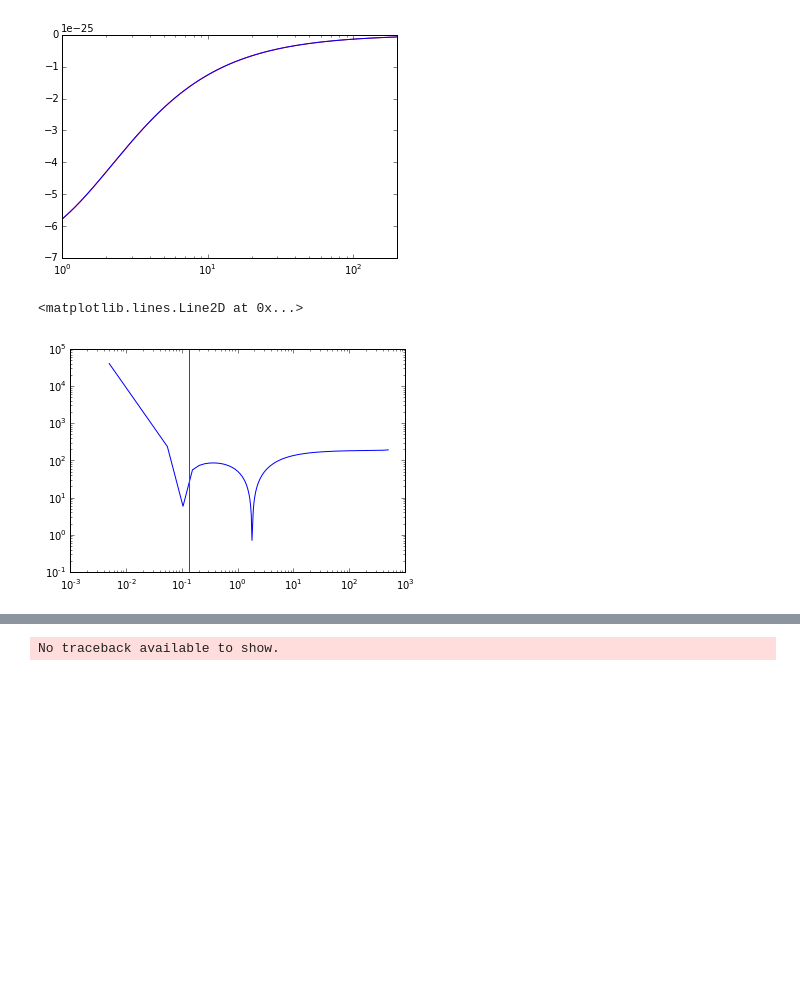
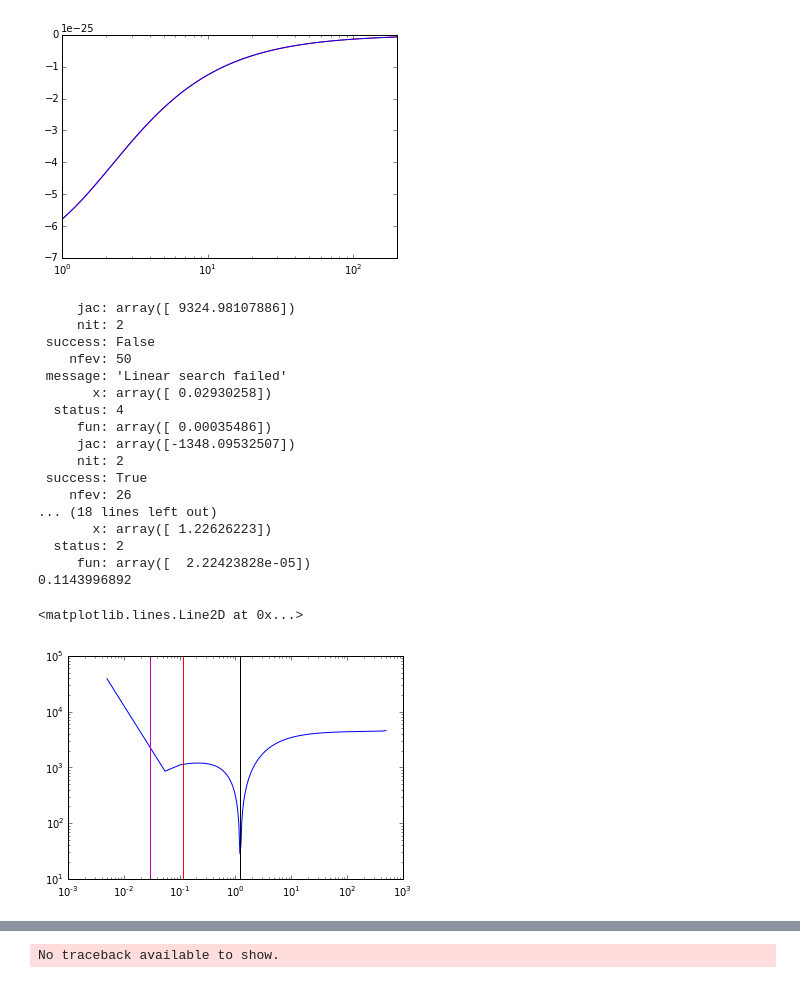
Before and after one commit to sophialilleengen/GC_actions, a Jupyter notebook: GC orbit class - test notebook.ipynb, the cells around one changed output, grey strips where cells are left out. Drawn from its saved outputs; the diff is of its cells as text; code cells hidden in the pictures; blank space fills up the shorter version.

Commit message:
test with new values - one isn't good

```diff
--- a/GC orbit class - test notebook.ipynb
+++ b/GC orbit class - test notebook.ipynb
@@ -70,12 +71,31 @@ plt.xlim(1,200)
 (1, 200)
 [figure]
 # %%
-n=986
+n=785
 L=test.angularmom(x[n],y[n],z[n],vx[n],vy[n],vz[n])[0]
 E=test.energy(x[n],y[n],z[n],vx[n],vy[n],vz[n])
 r=np.linspace(0.005,500,10000)
 plt.loglog(r,test._periapocenter_aux(r=r,E=E,L=L))
 plt.axvline(r_3d[n],color='r')
+plt.axvline(test.periapocenter(x[n],y[n],z[n],vx[n],vy[n],vz[n])[0], color='m')
+plt.axvline(test.periapocenter(x[n],y[n],z[n],vx[n],vy[n],vz[n])[1], color='black')
 # %% [output]
-<matplotlib.lines.Line2D at 0x...>
+     jac: array([ 9324.98107886])
+     nit: 2
+ success: False
+    nfev: 50
+ message: 'Linear search failed'
+       x: array([ 0.02930258])
+  status: 4
+     fun: array([ 0.00035486])
+     jac: array([-1348.09532507])
+     nit: 2
+ success: True
+    nfev: 26
+... (18 lines left out)
+       x: array([ 1.22626223])
+  status: 2
+     fun: array([  2.22423828e-05])
+0.1143996892
+<matplotlib.lines.Line2D at 0x...>
-[figure, old version]
+[figure, new version]
```
Also changed, not shown: parts of 16 cells of this notebook.
